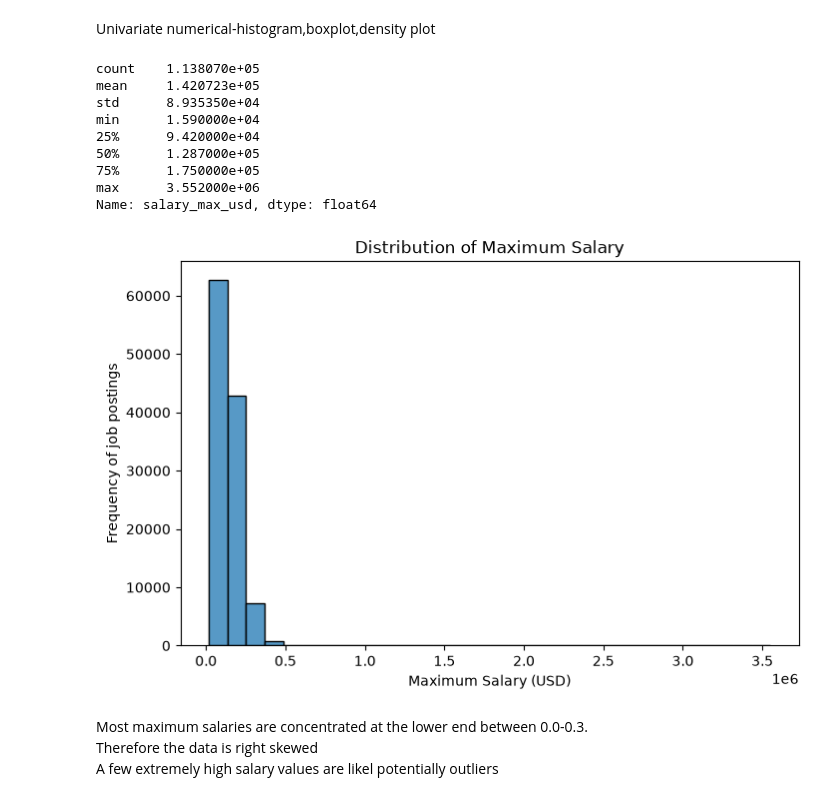
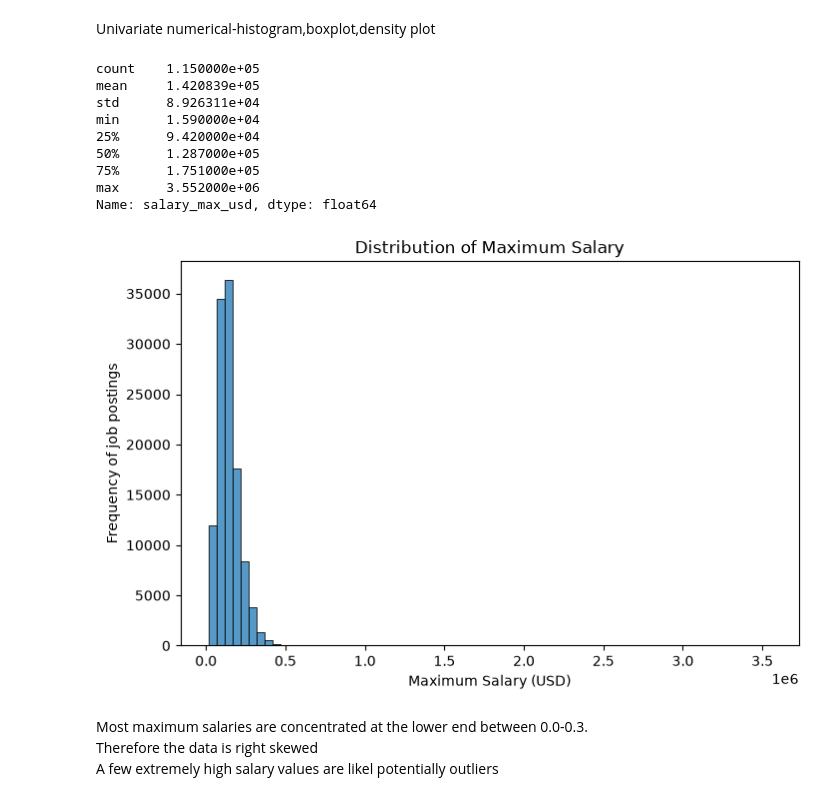
Before and after one commit to itsvartika23/Vartika_Singh_EDA, a Jupyter notebook: EDA.ipynb, the cells around one changed output. Cells and saved outputs as stored; diff of their text form; code cells hidden in the pictures.

```diff
--- a/EDA.ipynb
+++ b/EDA.ipynb
@@ -131,4 +131,4 @@ np.int64(1193)
 # %% [markdown]
 ### There are 1193 duplicate rows. We have to remove them.
 # %%
-df = df.drop_duplicates()
+df['job_id'].duplicated().sum()
@@ -1181,25 +1181,25 @@ Univariate numerical-histogram,boxplot,density plot
 # %%
 df['salary_max_usd'].describe()
 # %% [output]
-count    1.138070e+05
-mean     1.420723e+05
-std      8.935350e+04
+count    1.150000e+05
+mean     1.420839e+05
+std      8.926311e+04
 min      1.590000e+04
 25%      9.420000e+04
 50%      1.287000e+05
-75%      1.750000e+05
+75%      1.751000e+05
 max      3.552000e+06
 Name: salary_max_usd, dtype: float64
 # %%
 plt.figure(figsize=(8,5))
-sns.histplot(df['salary_max_usd'], bins=30)
+sns.histplot(df['salary_max_usd'], bins=70)
 plt.title('Distribution of Maximum Salary')
 plt.xlabel('Maximum Salary (USD)')
 plt.ylabel('Frequency of job postings')
 
 plt.show()
 # %% [output]
-[figure, old version]
+[figure, new version]
 # %% [markdown]
 Most maximum salaries are concentrated at the lower end between 0.0-0.3.<br>
 Therefore the data is right skewed <br>
```
Also changed, not shown: parts of 81 cells of this notebook.
